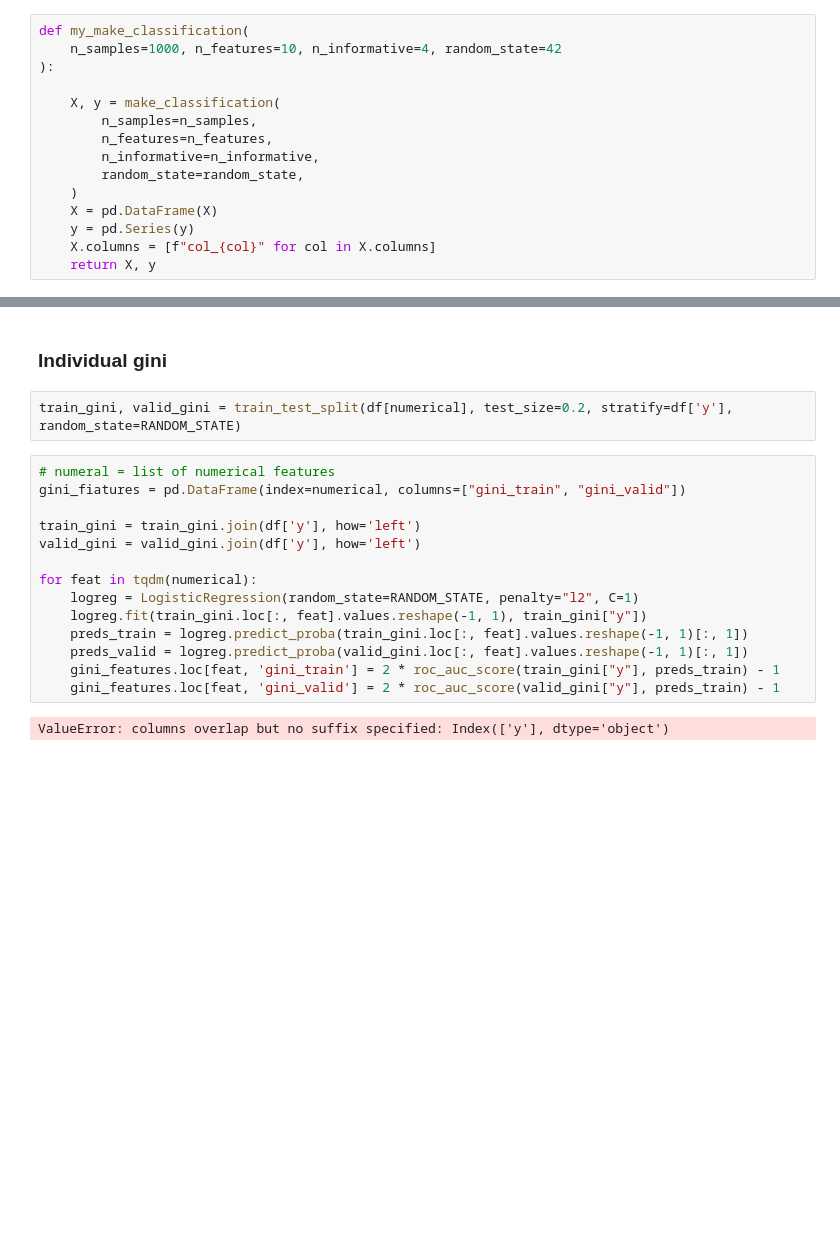
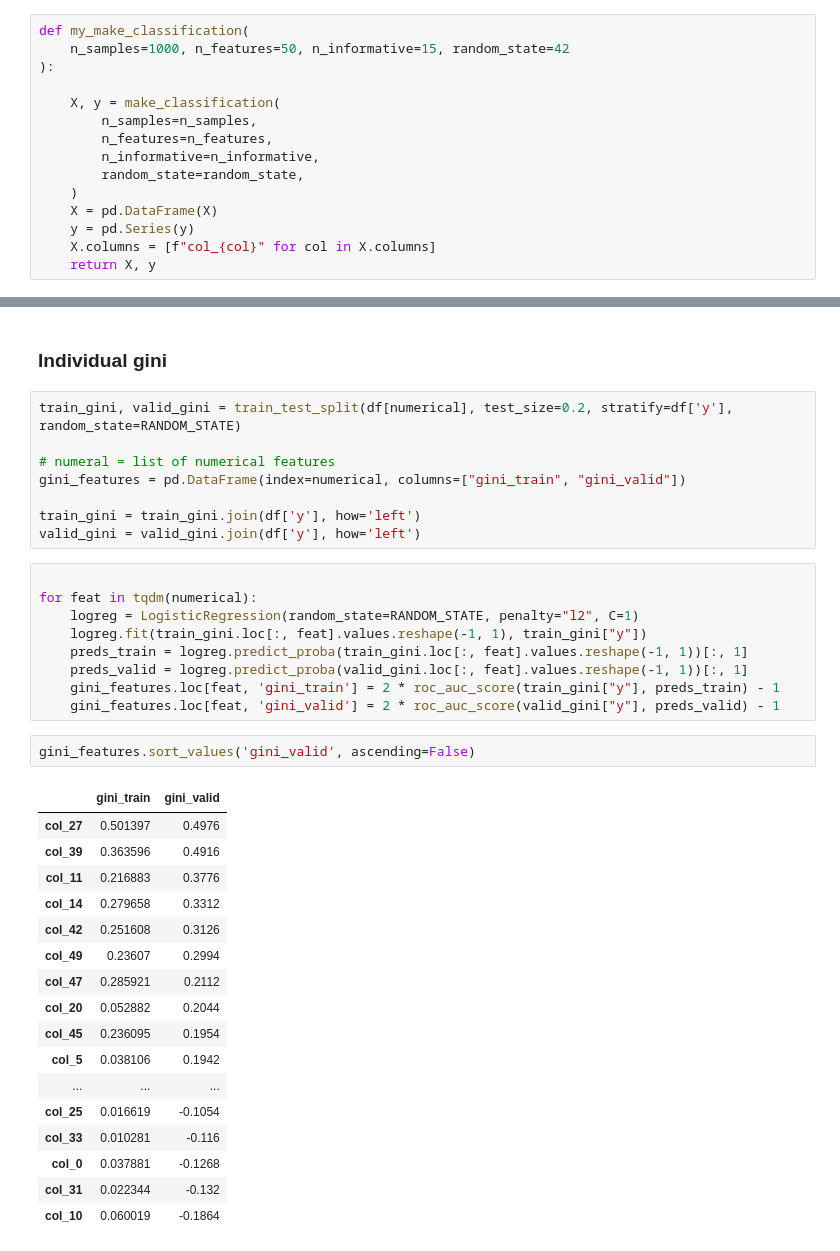
Before and after one commit to Shilenkovv/Tips_and_tricks, a Jupyter notebook: feature_selection.ipynb, the cells around one changed output, grey strips where cells are left out. Saved outputs shown, nothing was run; the diff lists cells and outputs as text; blank space fills up the shorter version.

```diff
--- a/feature_selection.ipynb
+++ b/feature_selection.ipynb
@@ -11,7 +13,7 @@ from tqdm import tqdm
 RANDOM_STATE = 42
 # %%
 def my_make_classification(
-    n_samples=1000, n_features=10, n_informative=4, random_state=42
+    n_samples=1000, n_features=50, n_informative=15, random_state=42
 ):
 
     X, y = make_classification(
@@ -50,19 +59,38 @@ df.sample(5)
 ### Individual gini
 # %%
 train_gini, valid_gini = train_test_split(df[numerical], test_size=0.2, stratify=df['y'], random_state=RANDOM_STATE)
+
+# numeral = list of numerical features
+gini_features = pd.DataFrame(index=numerical, columns=["gini_train", "gini_valid"])
+
+train_gini = train_gini.join(df['y'], how='left')
+valid_gini = valid_gini.join(df['y'], how='left')
 # %%
-# numeral = list of numerical features
-gini_fiatures = pd.DataFrame(index=numerical, columns=["gini_train", "gini_valid"])
-
-train_gini = train_gini.join(df['y'], how='left')
-valid_gini = valid_gini.join(df['y'], how='left')
 
 for feat in tqdm(numerical):
     logreg = LogisticRegression(random_state=RANDOM_STATE, penalty="l2", C=1)
     logreg.fit(train_gini.loc[:, feat].values.reshape(-1, 1), train_gini["y"])
-    preds_train = logreg.predict_proba(train_gini.loc[:, feat].values.reshape(-1, 1)[:, 1])
-    preds_valid = logreg.predict_proba(valid_gini.loc[:, feat].values.reshape(-1, 1)[:, 1])
+    preds_train = logreg.predict_proba(train_gini.loc[:, feat].values.reshape(-1, 1))[:, 1]
+    preds_valid = logreg.predict_proba(valid_gini.loc[:, feat].values.reshape(-1, 1))[:, 1]
     gini_features.loc[feat, 'gini_train'] = 2 * roc_auc_score(train_gini["y"], preds_train) - 1
-    gini_features.loc[feat, 'gini_valid'] = 2 * roc_auc_score(valid_gini["y"], preds_train) - 1
+    gini_features.loc[feat, 'gini_valid'] = 2 * roc_auc_score(valid_gini["y"], preds_valid) - 1
-# %% [output]
-ValueError: columns overlap but no suffix specified: Index(['y'], dtype='object')
+# %%
+gini_features.sort_values('gini_valid', ascending=False)
+# %% [output]
+|  | gini_train | gini_valid |
+| col_27 | 0.501397 | 0.4976 |
+| col_39 | 0.363596 | 0.4916 |
+| col_11 | 0.216883 | 0.3776 |
+| col_14 | 0.279658 | 0.3312 |
+| col_42 | 0.251608 | 0.3126 |
+| col_49 | 0.23607 | 0.2994 |
+| col_47 | 0.285921 | 0.2112 |
+| col_20 | 0.052882 | 0.2044 |
+| col_45 | 0.236095 | 0.1954 |
+| col_5 | 0.038106 | 0.1942 |
+| ... | ... | ... |
+| col_25 | 0.016619 | -0.1054 |
+| col_33 | 0.010281 | -0.116 |
+| col_0 | 0.037881 | -0.1268 |
+| col_31 | 0.022344 | -0.132 |
+| col_10 | 0.060019 | -0.1864 |
```
Also changed, not shown: parts of 10 cells of this notebook.
